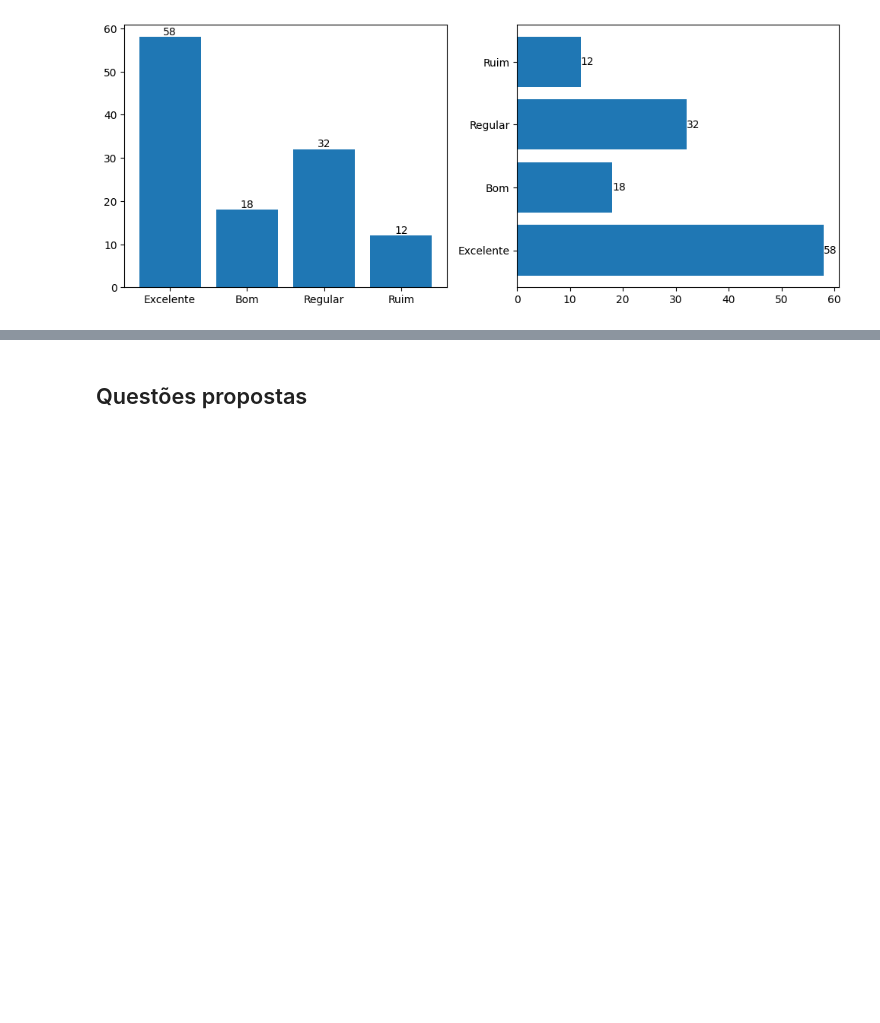
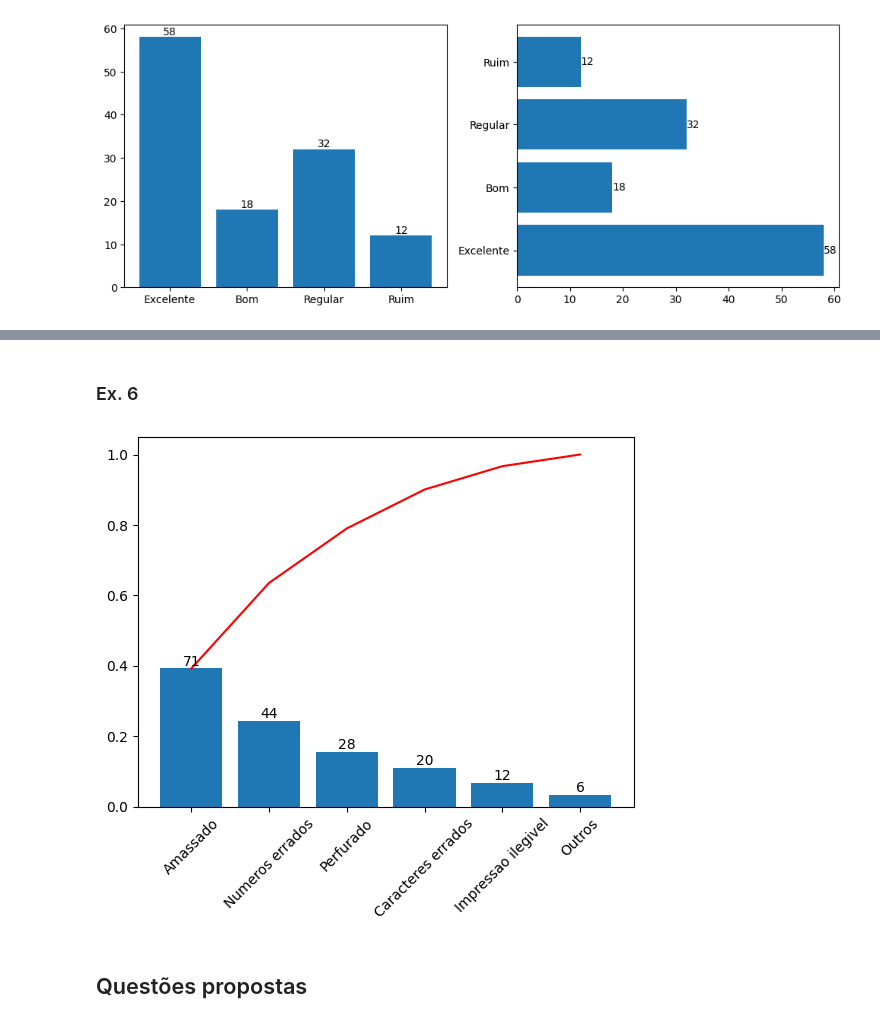
Before and after one commit to vitorpp0/book_solutions, a Jupyter notebook: src/mad_2ed/chapter_2.ipynb, the cells around one changed output, grey strips where cells are left out. Cells and saved outputs as stored; diff of their text form; code cells hidden in the pictures; blank space fills up the shorter version.

```diff
--- a/src/mad_2ed/chapter_2.ipynb
+++ b/src/mad_2ed/chapter_2.ipynb
@@ -141,3 +154,20 @@ fig
+# %% [markdown]
+### Ex. 6
+# %%
+data = dict(
+    classes=["Amassado", "Perfurado", "Impressao ilegivel", "Caracteres errados", "Numeros errados", "Outros"],
+    frequencia_absoluta=[71, 28, 12, 20, 44, 6]
+)
+df = pd.DataFrame(data=data)
+df["frequencia_relativa"] = df["frequencia_absoluta"]/df.frequencia_absoluta.sum()
+df = df.sort_values(by="frequencia_absoluta", ascending=False )
+df["frequencia_relativa_acumulada"] = df.frequencia_relativa.cumsum()
+b = plt.bar(df.classes, df.frequencia_relativa)
+plt.bar_label(b, labels=df.frequencia_absoluta, label_type="edge")
+plt.plot(df.classes, df.frequencia_relativa_acumulada, color="r")
+_ = plt.xticks(rotation=45)
+# %% [output]
+[figure, added]
 # %% [markdown]
 ## Questões propostas
 # %% [markdown]
```
Also changed, not shown: parts of 2 cells of this notebook.
